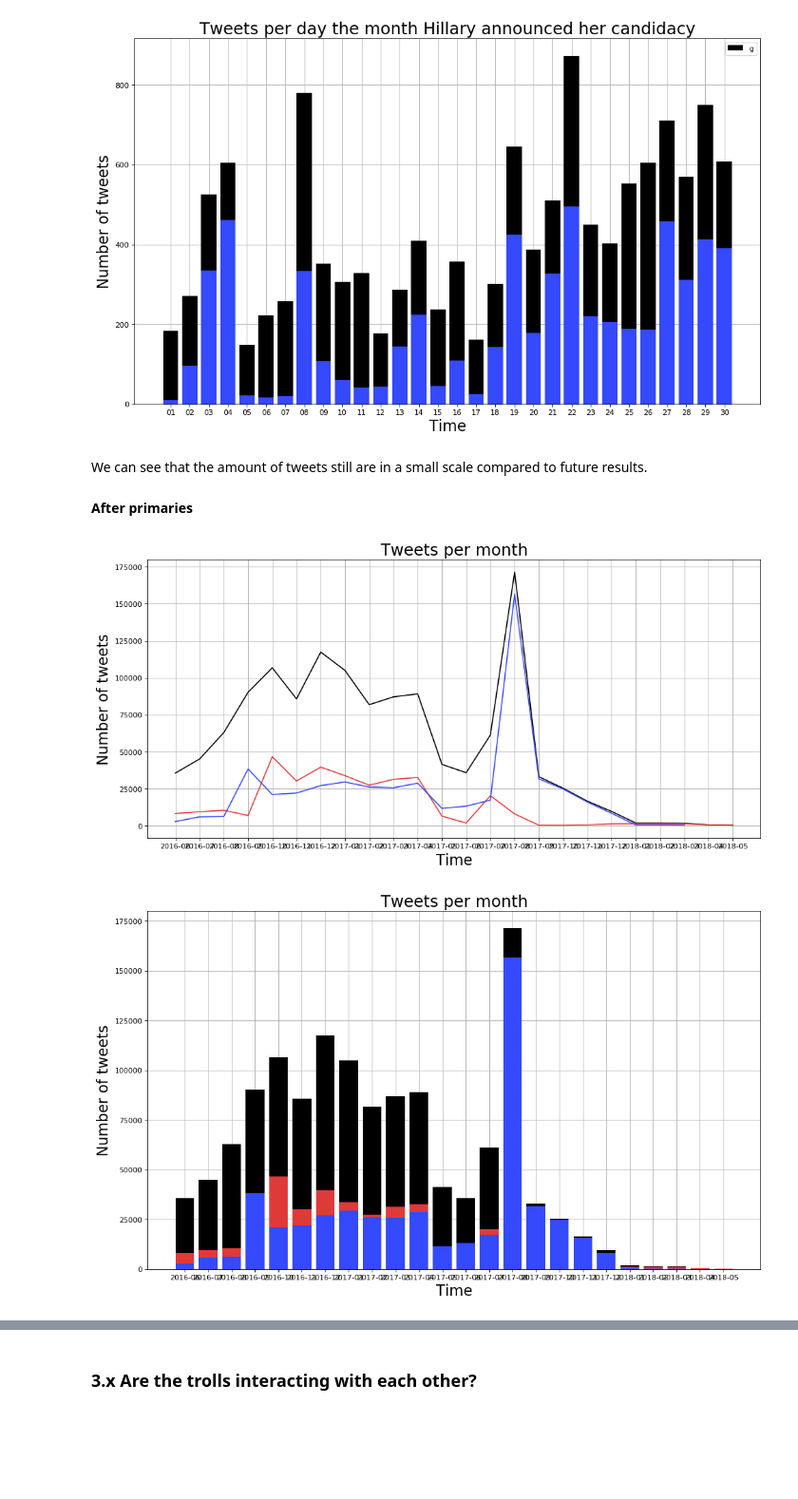
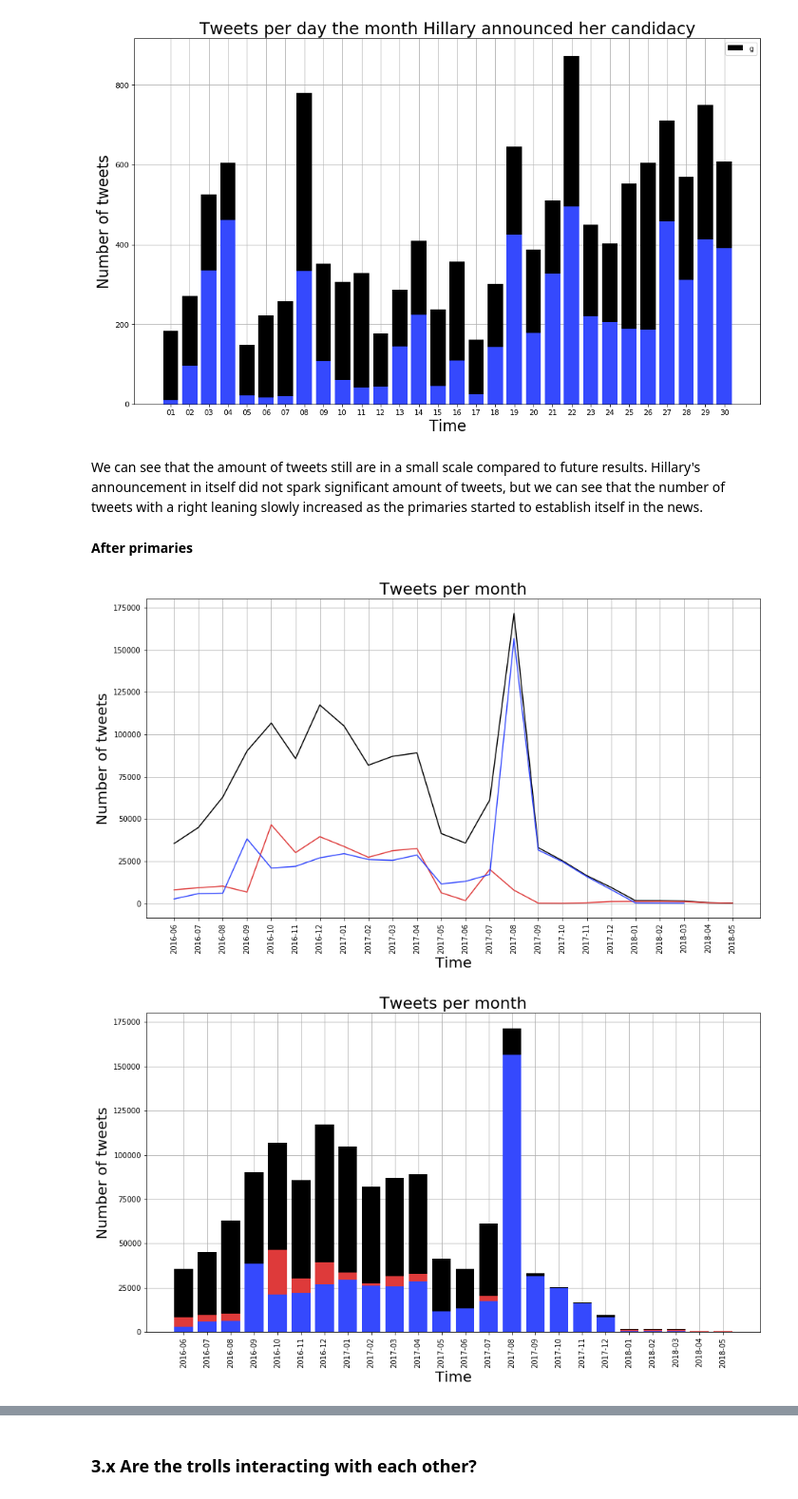
Before and after one commit to haakonms/ADAproject, a Jupyter notebook: Milestone2.ipynb, the cells around one changed output, grey strips where cells are left out. Shown: that part at 95% size. Saved outputs shown, nothing was run; the diff lists cells and outputs as text; code cells hidden in the pictures; blank space fills up the shorter version.

```diff
--- a/Milestone2.ipynb
+++ b/Milestone2.ipynb
@@ -142,5 +142,4 @@ print("Full duplicates:", duplicates_number, "\nDuplicates in all forms except t
 Full duplicates: 13692
 Duplicates in all forms except time stamp: 358
 # %%
-data1 = data1_filter_english.drop_duplicates(subset= ["external_author_id", "content", "following", "followers", "updates", "post_type"])
-data1.head(4)
+data_sub_dropped = data1_filter_english.drop_duplicates(subset= ["external_author_id", "content", "following", "followers", "updates", "post_type"])
@@ -152,0 +148,3 @@ data1.head(4)
+# %%
+data1 = data_sub_dropped.loc[data_sub_dropped["publish_date"] < "2018-01-01"]
+data1.head(5)
@@ -491,23 +497,25 @@ name_axises("Tweets per day the month Hillary announced her candidacy", "Time",
 [figure]
 [figure]
 # %% [markdown]
-We can see that the amount of tweets still are in a small scale compared to future results.
+We can see that the amount of tweets still are in a small scale compared to future results. Hillary's announcement in itself did not spark significant amount of tweets, but we can see that the number of tweets with a right leaning slowly increased as the primaries started to establish itself in the news.
 # %% [markdown]
 **After primaries**
 # %%
-figure(num=None, figsize=(15, 7), dpi=80, facecolor='w', edgecolor='k')
+fig, ax = plt.subplots(1,1,figsize=(15,8))
 plt.plot(after_primaries_time1.sort_index(), color = "#000000",zorder=3)
 plt.plot(ap_left_count1.sort_index(), color = "#DE3A3A",zorder=3)
 plt.plot(ap_right_count1.sort_index(), color = "#3549FD",zorder=3)
 plt.grid(zorder=0)
+ax.set_xticklabels(after_primaries_time1.sort_index().index, rotation=90)
 name_axises("Tweets per month", "Time", "Number of tweets")
 
-figure(num=None, figsize=(15, 9), dpi=80, facecolor='w', edgecolor='k')
+fig1, ax1 = plt.subplots(1,1, figsize=(15,8))
 plt.bar(after_primaries_time1.index, after_primaries_time1, color = "#000000", zorder=3)
 plt.bar(ap_left_count1.index, ap_left_count1, color = "#DE3A3A", zorder =3)
 plt.bar(ap_right_count1.index, ap_right_count1, color = "#3549FD", zorder =3)
 plt.grid(zorder=0)
+ax1.set_xticklabels(after_primaries_time1.sort_index().index, rotation=90)
 name_axises("Tweets per month", "Time", "Number of tweets")
 # %% [output]
-[figure, old version]
+[figure, new version]
-[figure, old version]
+[figure, new version]
```
Also changed, not shown: parts of 19 cells of this notebook.
